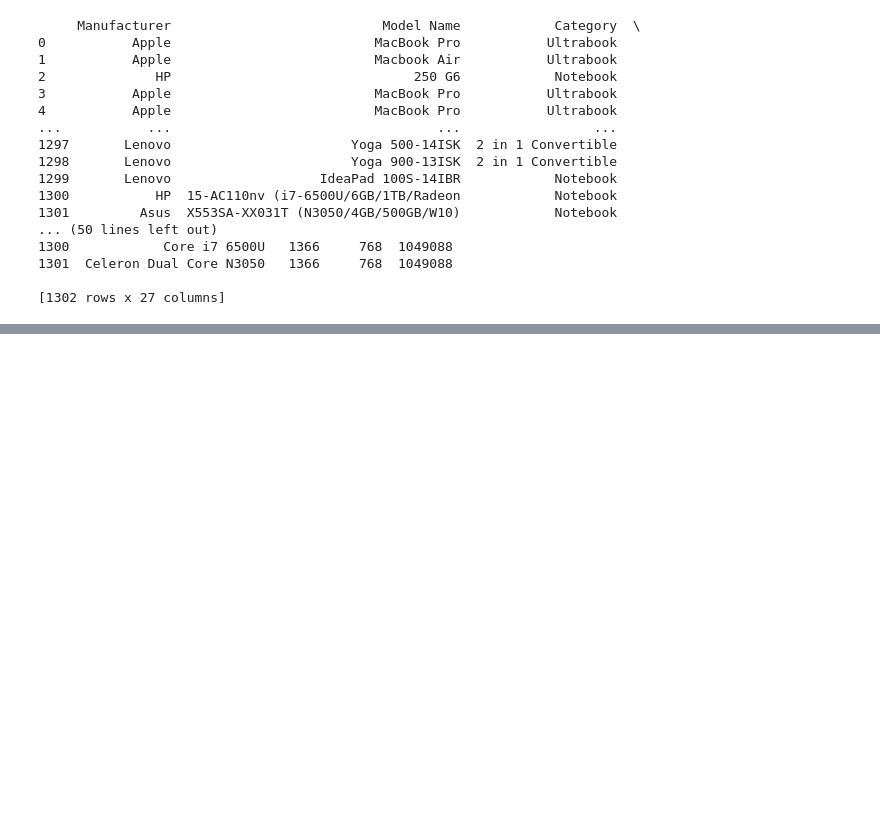
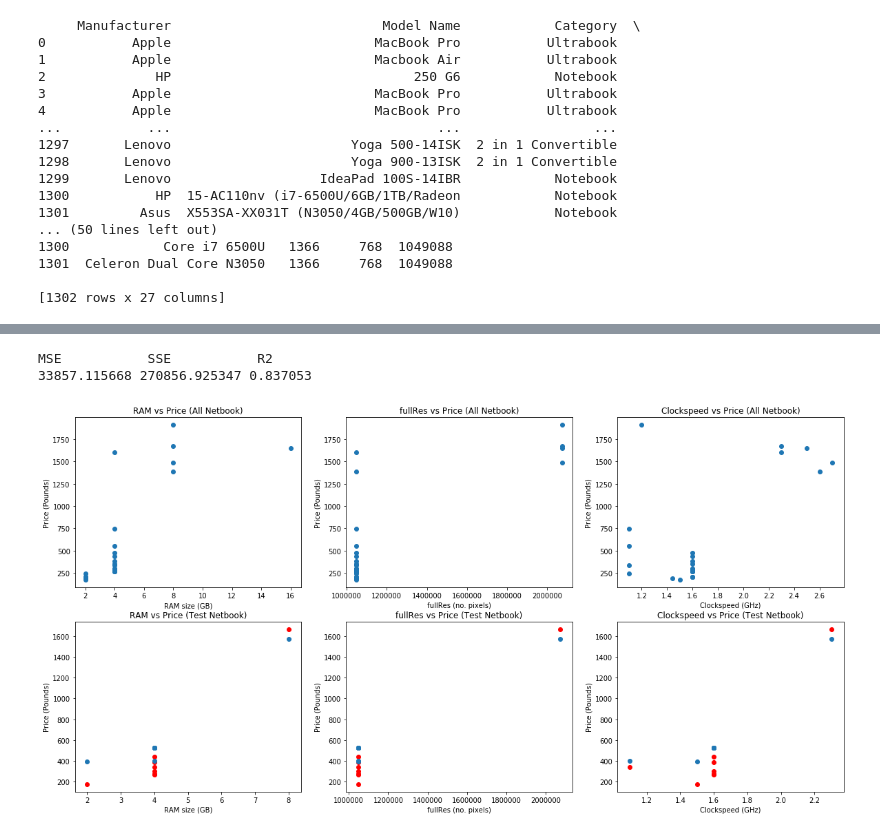
Before and after one commit to nicholasm185/Data-Science-Final-Project, a Jupyter notebook: multi_linear_regression.ipynb, the cells around one changed output, grey strips where cells are left out. Drawn from its saved outputs; the diff is of its cells as text; code cells hidden in the pictures; blank space fills up the shorter version.

```diff
--- a/multi_linear_regression.ipynb
+++ b/multi_linear_regression.ipynb
@@ -109,0 +119,19 @@ array([1387.24164706])
+# %%
+# Netbook
+net_x = Netbook[['RAM', 'fullRes', 'Clockspeed']].values
+net_y = Netbook['Price (Euros)'].values
+net_x_train, net_x_test, net_y_train, net_y_test = train_test_split(net_x, net_y, test_size = 0.3, random_state = 2201798761)
+net_regr = linear_model.LinearRegression()
+net_regr.fit(net_x_train, net_y_train)
+
+net_pred = net_regr.predict(net_x_test)
+net_mse = mean_squared_error(net_y_test, net_pred)
+net_sse = getSSE(net_pred, net_y_test)
+net_r2 = r2_score(net_y_test, net_pred)
+print('{:13}'.format('MSE'), '{:13}'.format('SSE'), '{:13}'.format('R2'))
+print('{:12f}'.format(net_mse), '{:12f}'.format(net_sse), '{:<12f}'.format(net_r2))
+plotResults(Netbook,"Netbook",net_y,net_x_test,net_y_test,net_pred)
+# %% [output]
+MSE           SSE           R2
+33857.115668 270856.925347 0.837053
+[figure, added]
```
Also changed, not shown: parts of 23 cells of this notebook, 1 other file.
